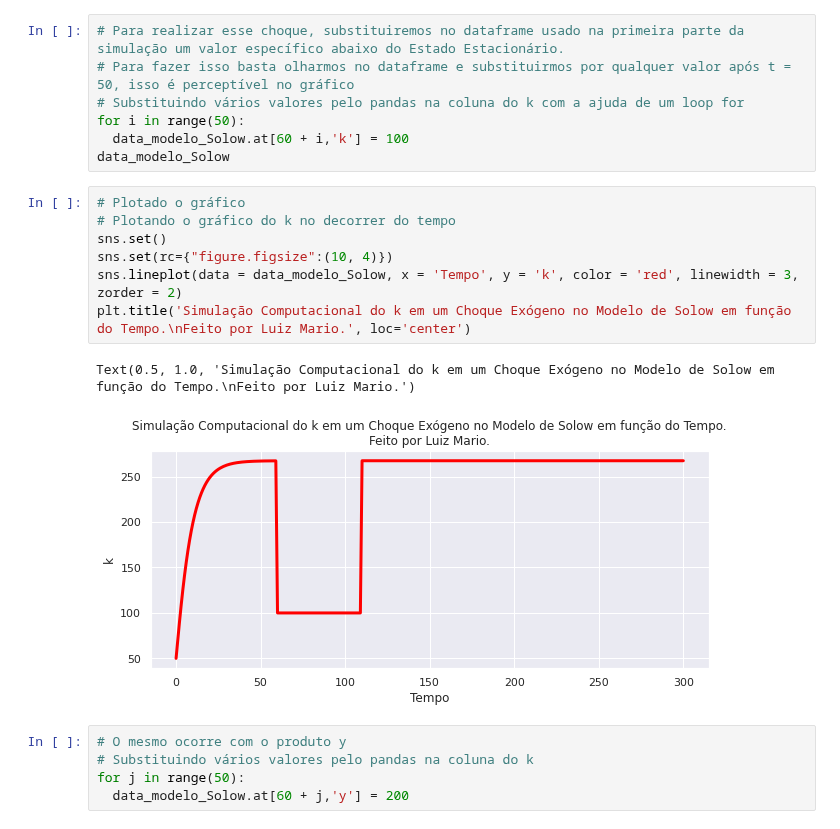
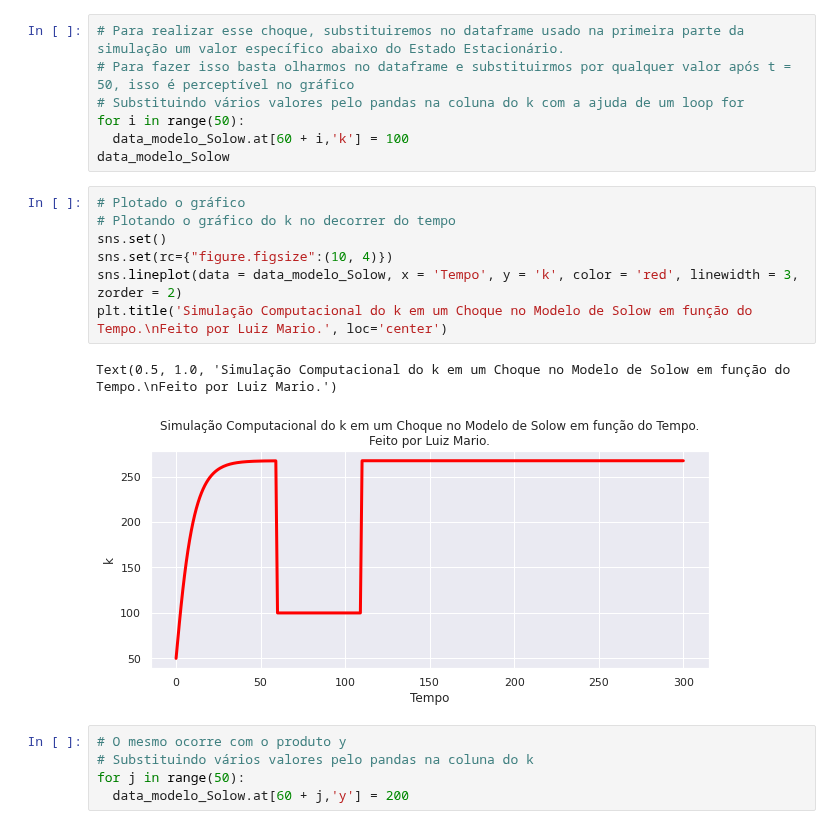
Before and after one commit to luizmarioags/Teoria-do-Desenvolvimento-Economico-, a Jupyter notebook: Modelo_de_Solow_Simulação.ipynb, the cells around one changed output. Drawn from its saved outputs; the diff is of its cells as text.

```diff
--- a/Modelo_de_Solow_Simulação.ipynb
+++ b/Modelo_de_Solow_Simulação.ipynb
@@ -492,13 +499,13 @@ data_modelo_Solow
 # %%
 # Plotado o gráfico
 # Plotando o gráfico do k no decorrer do tempo
 sns.set()
 sns.set(rc={"figure.figsize":(10, 4)})
 sns.lineplot(data = data_modelo_Solow, x = 'Tempo', y = 'k', color = 'red', linewidth = 3, zorder = 2)
-plt.title('Simulação Computacional do k em um Choque Exógeno no Modelo de Solow em função do Tempo.\nFeito por Luiz Mario.', loc='center')
+plt.title('Simulação Computacional do k em um Choque no Modelo de Solow em função do Tempo.\nFeito por Luiz Mario.', loc='center')
 # %% [output]
-Text(0.5, 1.0, 'Simulação Computacional do k em um Choque Exógeno no Modelo de Solow em função do Tempo.\nFeito por Luiz Mario.')
+Text(0.5, 1.0, 'Simulação Computacional do k em um Choque no Modelo de Solow em função do Tempo.\nFeito por Luiz Mario.')
-[figure, old version]
+[figure, new version]
 # %%
 # O mesmo ocorre com o produto y
 # Substituindo vários valores pelo pandas na coluna do k
```
Also changed, not shown: parts of 5 cells of this notebook.
